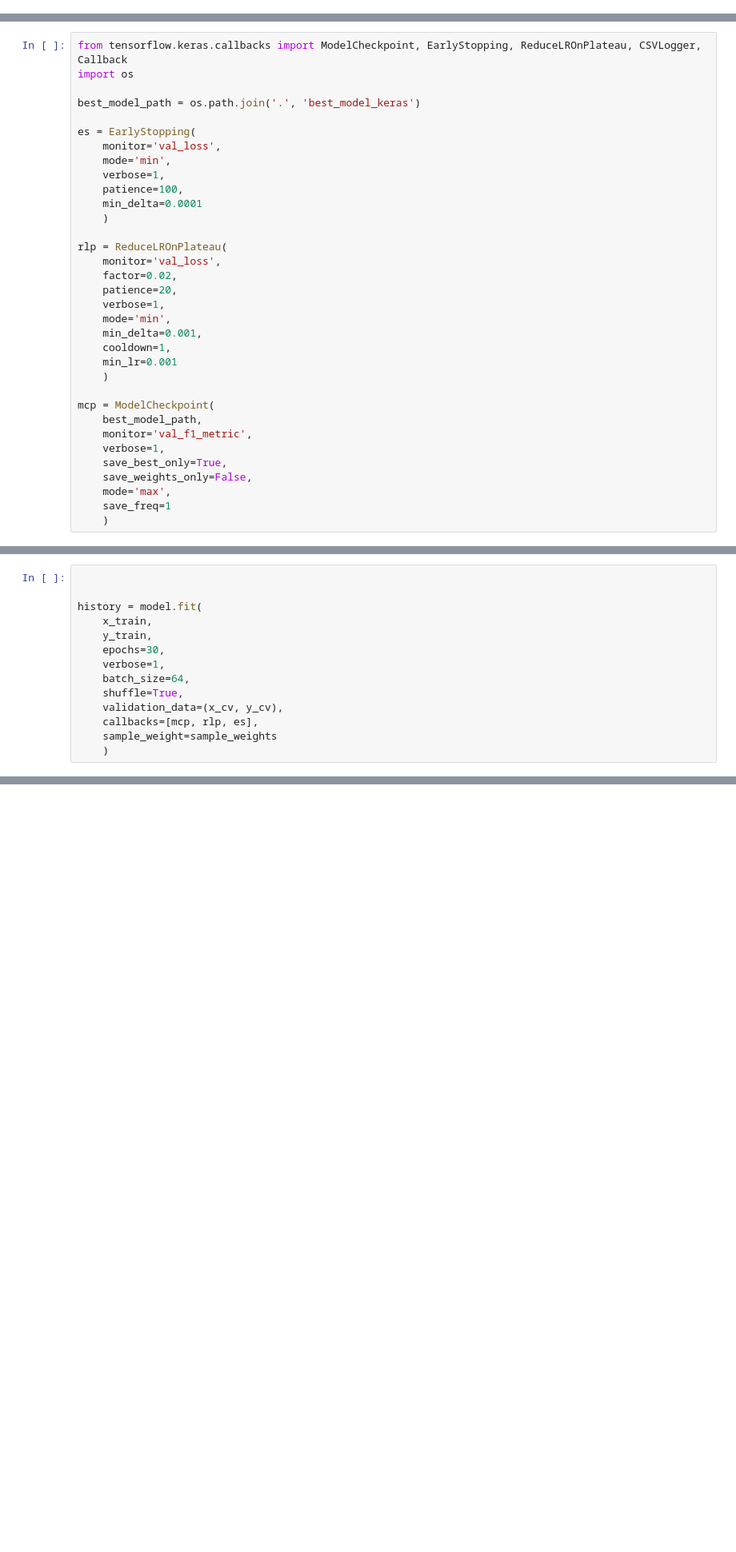
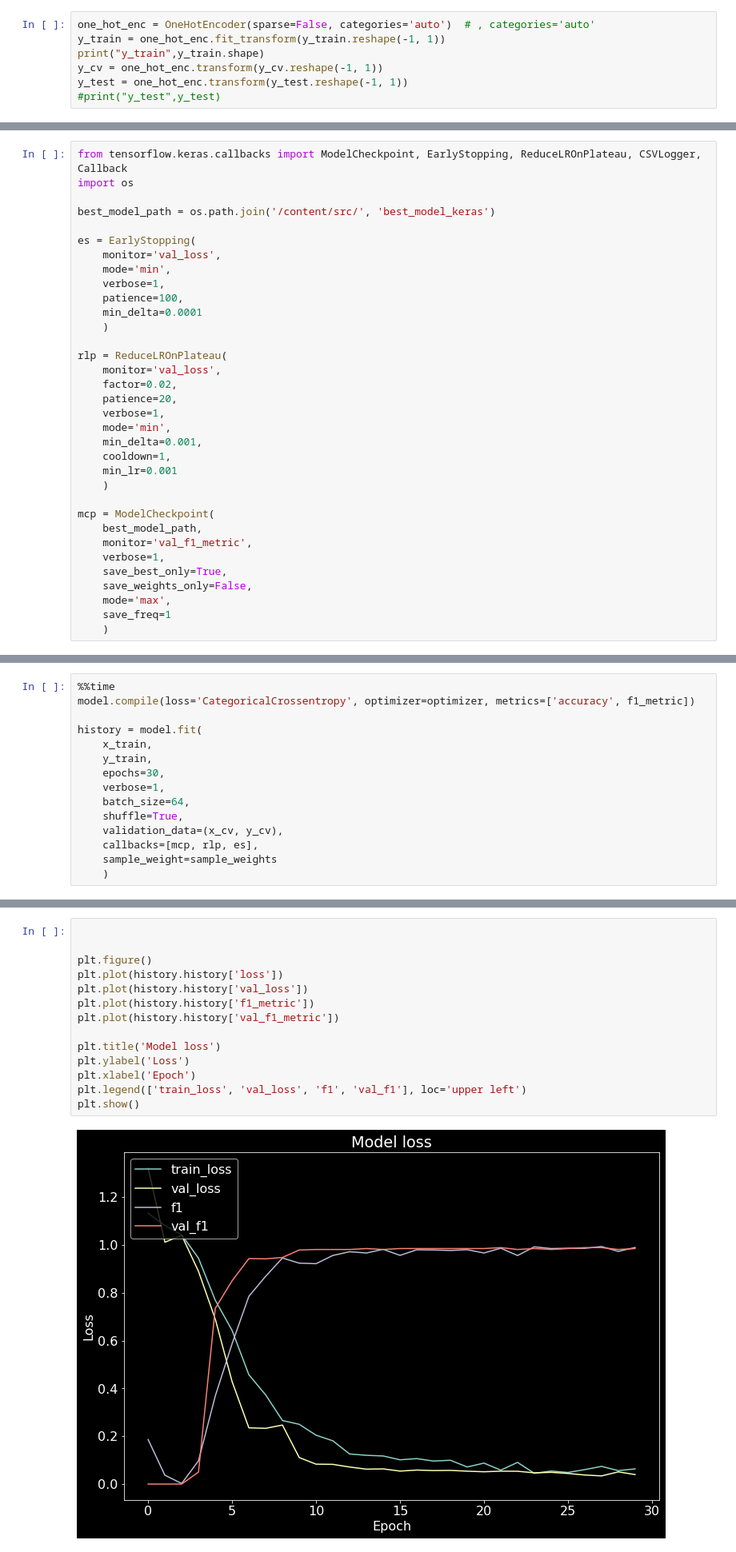
Before and after one commit to Olivia-Feldman/DLStockPrectionCNNModel-, a Jupyter notebook: Olivia__stock_predictor_cnn.ipynb, the cells around one changed output, grey strips where cells are left out. Shown at 80% size. Drawn from its saved outputs; the diff is of its cells as text; blank space fills up the shorter version.

```diff
--- a/Olivia__stock_predictor_cnn.ipynb
+++ b/Olivia__stock_predictor_cnn.ipynb
@@ -703,0 +667,7 @@ Test sample_weights
+# %%
+one_hot_enc = OneHotEncoder(sparse=False, categories='auto')  # , categories='auto'
+y_train = one_hot_enc.fit_transform(y_train.reshape(-1, 1))
+print("y_train",y_train.shape)
+y_cv = one_hot_enc.transform(y_cv.reshape(-1, 1))
+y_test = one_hot_enc.transform(y_test.reshape(-1, 1))
+#print("y_test",y_test)
@@ -726,7 +750,7 @@ model.compile(loss='SparseCategoricalCrossentropy', optimizer=optimizer, metrics
 from tensorflow.keras.callbacks import ModelCheckpoint, EarlyStopping, ReduceLROnPlateau, CSVLogger, Callback
 import os
 
-best_model_path = os.path.join('.', 'best_model_keras')
+best_model_path = os.path.join('/content/src/', 'best_model_keras')
 
 es = EarlyStopping(
     monitor='val_loss',
@@ -759,5 +788,6 @@ mcp = ModelCheckpoint(
 # %%
-
+%%time
+model.compile(loss='CategoricalCrossentropy', optimizer=optimizer, metrics=['accuracy', f1_metric])
 
 history = model.fit(
     x_train,
@@ -794,0 +821,16 @@ WARNING:tensorflow:Can save best model only with val_f1_metric available, skippi
+# %%
+
+
+plt.figure()
+plt.plot(history.history['loss'])
+plt.plot(history.history['val_loss'])
+plt.plot(history.history['f1_metric'])
+plt.plot(history.history['val_f1_metric'])
+
+plt.title('Model loss')
+plt.ylabel('Loss')
+plt.xlabel('Epoch')
+plt.legend(['train_loss', 'val_loss', 'f1', 'val_f1'], loc='upper left')
+plt.show()
+# %% [output]
+[figure, added]
```
Also changed, not shown: parts of 33 cells of this notebook.
